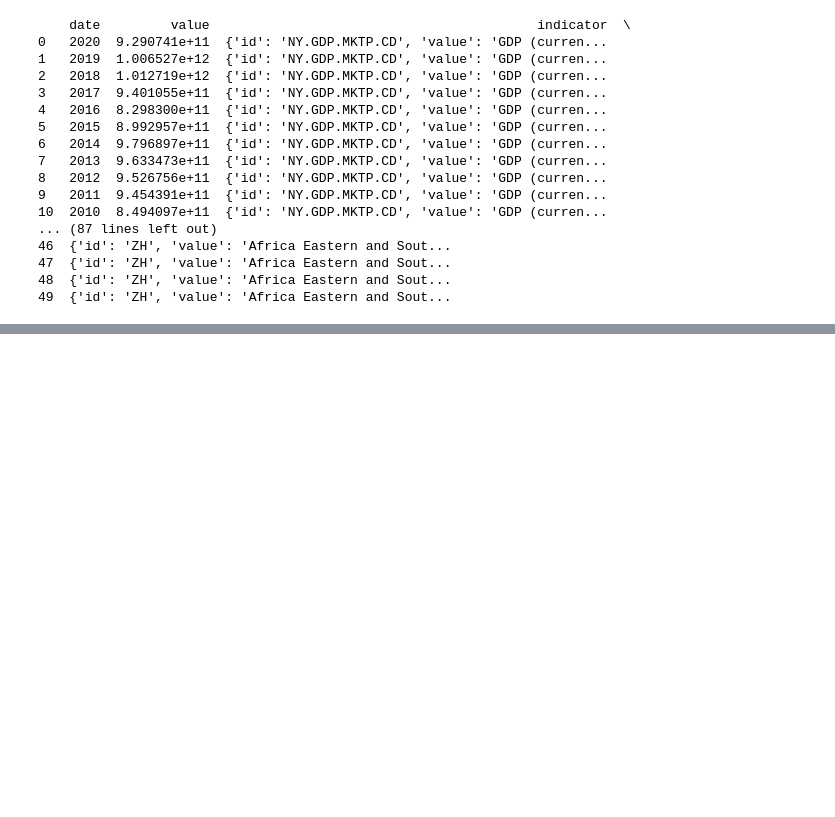
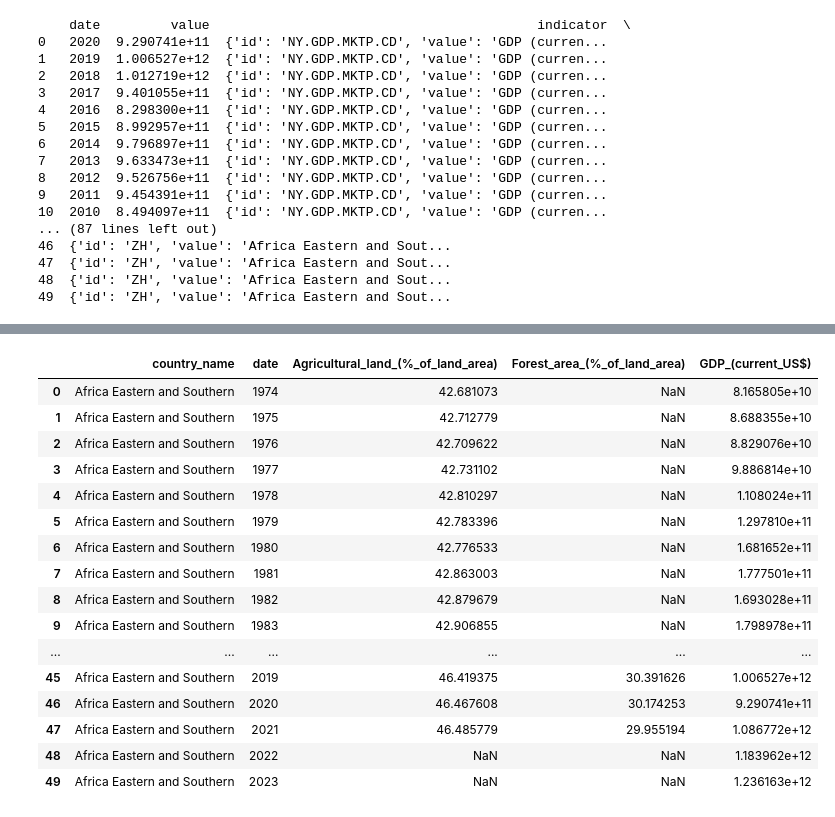
Before and after one commit to marine-huchet/Deforestation, a Jupyter notebook: API.ipynb, the cells around one changed output, grey strips where cells are left out. Saved outputs shown, nothing was run; the diff lists cells and outputs as text; code cells hidden in the pictures; blank space fills up the shorter version.

Commit message:
Première progression sur l'API de Banque Mondiale

```diff
--- a/API.ipynb
+++ b/API.ipynb
@@ -213,7 +215,7 @@ indicators = [
 
 # Paramètres de la requête
 params = {
-    "date": "1970:2020",  # Période
+    "date": "1970:2024",  # Période
     "format": "json"      # Format de réponse
 }
 
@@ -239,6 +241,7 @@ for indicator in indicators:
         all_data = pd.concat([all_data, df], ignore_index=True)
     else:
         print(f"Les données pour l'indicateur {indicator} n'ont pas été récupérées.")
+        #Ceci permet de savoir si l'API ne nous donne pas les informations pour l'un des indicateurs demandés.
 
 # Sélection et affichage des colonnes pertinentes
 if not all_data.empty:
@@ -246,6 +249,7 @@ if not all_data.empty:
     print(table)
 else:
     print("Aucune donnée exploitable n'a été récupérée.")
+#Ceci permet une visualisation rapide de ce que nous avons obtenu (avant d'utiliser réellement le data frame)
 # %% [output]
 Les données pour l'indicateur NY.GDP.MKTP.KD.GZ n'ont pas été récupérées.
      date         value                                          indicator  \
@@ -315,0 +273,39 @@ Il faut maintenant obtenir une table utilisable mais je n'y arrive pas
+# %%
+# Étape 1 : Extraction des noms des indicateurs et des pays
+all_data["indicator_name"] = all_data["indicator"].apply(lambda x: x.get("value", None) if isinstance(x, dict) else None)
+all_data["country_name"] = all_data["country"].apply(lambda x: x.get("value", None) if isinstance(x, dict) else None)
+
+# Étape 2 : Vérification et suppression des lignes avec des valeurs manquantes
+print("Colonnes avec valeurs manquantes avant nettoyage :")
+print(all_data[["indicator_name", "country_name", "date", "value"]].isnull().sum())
+
+# Suppression des lignes invalides
+all_data = all_data.dropna(subset=["indicator_name", "country_name", "date", "value"])
+
+# Vérification après suppression
+print("Colonnes avec valeurs manquantes après nettoyage :")
+print(all_data[["indicator_name", "country_name", "date", "value"]].isnull().sum())
+
+# Étape 3 : Conversion des types de colonnes
+all_data["date"] = pd.to_numeric(all_data["date"], errors="coerce")  # Assure que 'date' est numérique
+all_data["value"] = pd.to_numeric(all_data["value"], errors="coerce")  # Assure que 'value' est numérique
+
+# Vérification finale des valeurs manquantes
+print("Colonnes avec valeurs manquantes après conversion des types :")
+print(all_data[["indicator_name", "country_name", "date", "value"]].isnull().sum())
+
+# Étape 4 : Pivotement du DataFrame
+pivoted_data = all_data.pivot_table(
+    index=["country_name", "date"],   # Index par pays et date
+    columns="indicator_name",        # Les noms des indicateurs deviennent des colonnes
+    values="value",                  # Les valeurs des indicateurs
+    aggfunc="first"                  # Utilise la première valeur si plusieurs existent
+).reset_index()
+
+# Nettoyage des colonnes
+pivoted_data.columns.name = None  # Supprime le nom des colonnes
+pivoted_data.columns = [col.replace(" ", "_") for col in pivoted_data.columns]  # Remplace les espaces par des underscores
+
+# Affichage d'un aperçu des données transformées
+print("Aperçu des données transformées :")
+print(pivoted_data.head())
@@ -315,0 +330,20 @@ Il faut maintenant obtenir une table utilisable mais je n'y arrive pas
+# %%
+pivoted_data
+# %% [output]
+|  | country_name | date | Agricultural_land_(%_of_land_area) | Forest_area_(%_of_land_area) | GDP_(current_US$) |
+| 0 | Africa Eastern and Southern | 1974 | 42.681073 | NaN | 8.165805e+10 |
+| 1 | Africa Eastern and Southern | 1975 | 42.712779 | NaN | 8.688355e+10 |
+| 2 | Africa Eastern and Southern | 1976 | 42.709622 | NaN | 8.829076e+10 |
+| 3 | Africa Eastern and Southern | 1977 | 42.731102 | NaN | 9.886814e+10 |
+| 4 | Africa Eastern and Southern | 1978 | 42.810297 | NaN | 1.108024e+11 |
+| 5 | Africa Eastern and Southern | 1979 | 42.783396 | NaN | 1.297810e+11 |
+| 6 | Africa Eastern and Southern | 1980 | 42.776533 | NaN | 1.681652e+11 |
+| 7 | Africa Eastern and Southern | 1981 | 42.863003 | NaN | 1.777501e+11 |
+| 8 | Africa Eastern and Southern | 1982 | 42.879679 | NaN | 1.693028e+11 |
+| 9 | Africa Eastern and Southern | 1983 | 42.906855 | NaN | 1.798978e+11 |
+| ... | ... | ... | ... | ... | ... |
+| 45 | Africa Eastern and Southern | 2019 | 46.419375 | 30.391626 | 1.006527e+12 |
+| 46 | Africa Eastern and Southern | 2020 | 46.467608 | 30.174253 | 9.290741e+11 |
+| 47 | Africa Eastern and Southern | 2021 | 46.485779 | 29.955194 | 1.086772e+12 |
+| 48 | Africa Eastern and Southern | 2022 | NaN | NaN | 1.183962e+12 |
+| 49 | Africa Eastern and Southern | 2023 | NaN | NaN | 1.236163e+12 |
```
Also changed, not shown: parts of 7 cells of this notebook.
